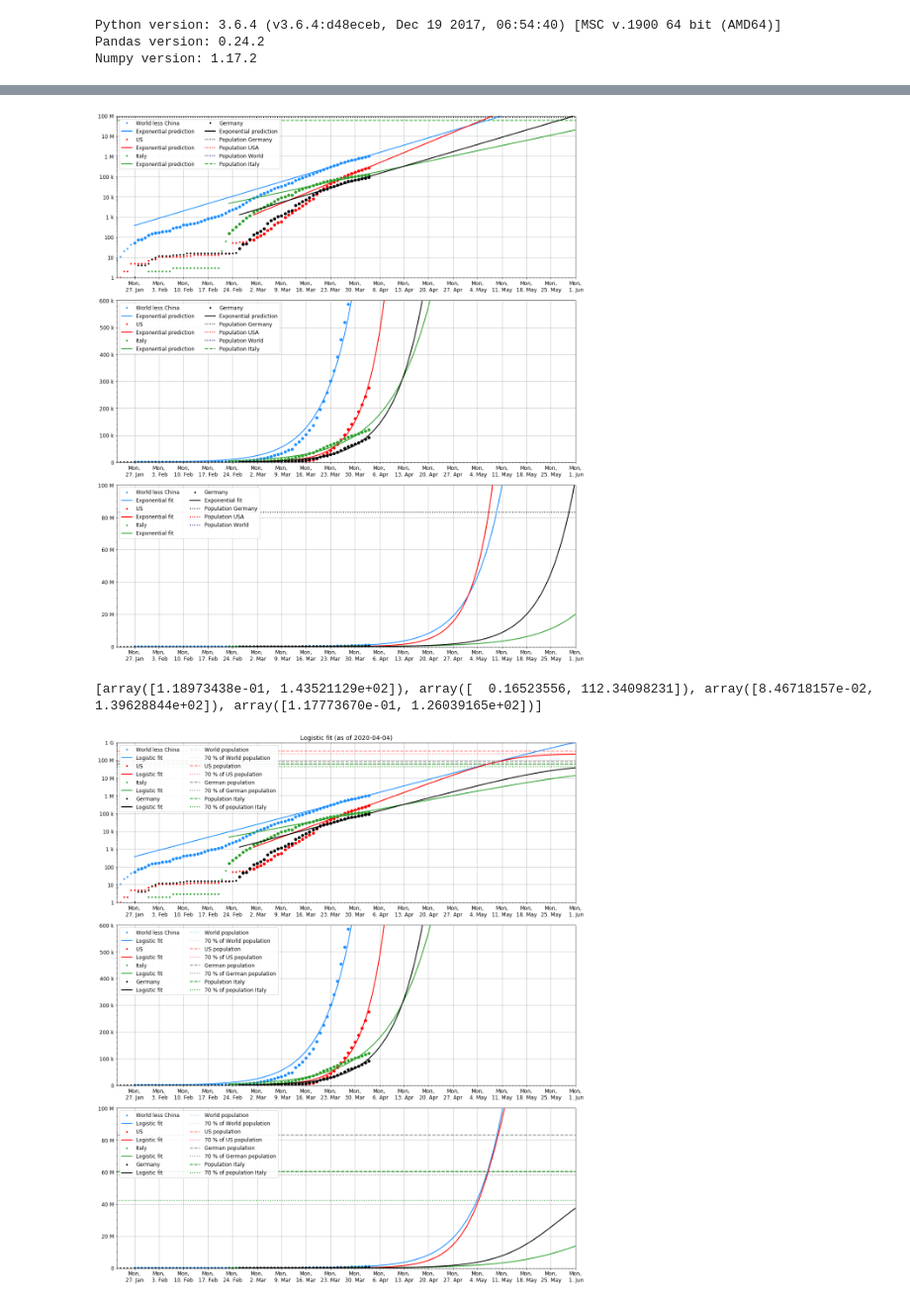
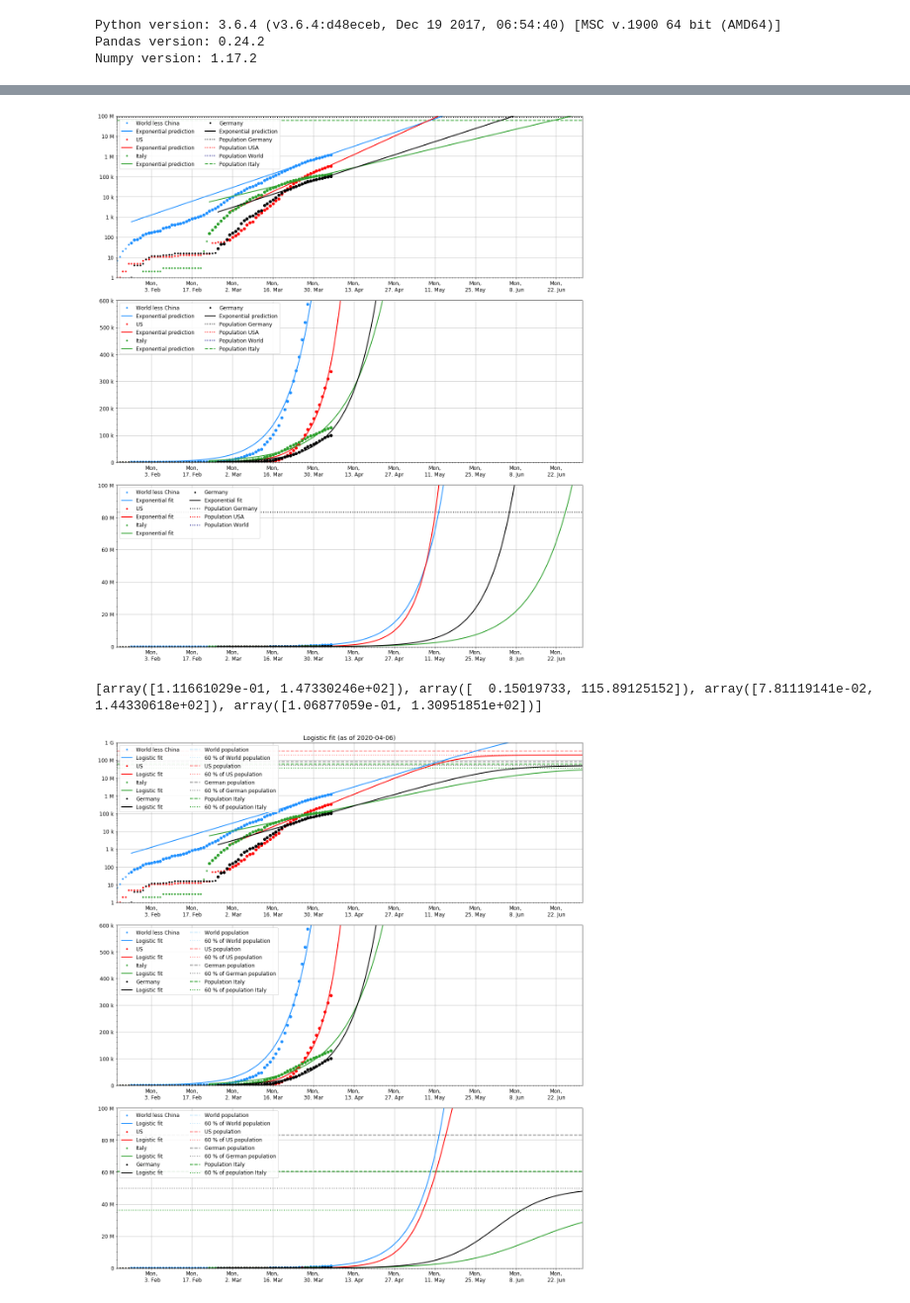
Before and after one commit to Maltev-git/Covid19-plots, a Jupyter notebook: Covid-19 predictions.ipynb, the cells around one changed output, grey strips where cells are left out. Shown at 99% size. Cells and saved outputs as stored; diff of their text form; code cells hidden in the pictures.

```diff
--- a/Covid-19 predictions.ipynb
+++ b/Covid-19 predictions.ipynb
@@ -375,4 +379,10 @@ fig.savefig("plots/plot_covid19_timeseries_prediction.png")
 # %%
+# plot time series
+import matplotlib.dates as mdates
+months = mdates.MonthLocator()  # every month
+weeks = mdates.WeekdayLocator(byweekday=0, interval=2)  # every week
+days = mdates.DayLocator()  # every day
+
 # fit curves
 # - exponential
 # - logistic
@@ -389,7 +399,7 @@ from scipy.stats import expon, logistic
 from scipy import optimize
 
 xmin = "2020-01-22"
-xmax = "2020-06-01"
+xmax = "2020-07-01"
 
 
 # set prediction xrange
@@ -503,8 +513,14 @@ plt.tight_layout()
 plt.show()
 fig.savefig("plots/plot_covid19_timeseries_exp_fit.png")
 # %% [output]
-[figure, old version]
+[figure, new version]
 # %%
+# plot time series
+import matplotlib.dates as mdates
+months = mdates.MonthLocator()  # every month
+weeks = mdates.WeekdayLocator(byweekday=0, interval=2)  # every week
+days = mdates.DayLocator()  # every day
+
 # fit curves
 # - exponential
 # - logistic
@@ -515,7 +531,8 @@ from scipy.stats import expon, logistic
 from scipy import optimize
 
 xmin = "2020-01-22"
-xmax = "2020-06-01"
+xmax = "2020-07-01"
+pop_ratio = 0.6
 
 def exp_func(x, a, b):
     return a * np.exp(b * x)
@@ -524,13 +541,13 @@ def logistic_func(x, a, b, x0):
     return a / (1 + np.exp(-b * (x - x0)))
 
 def logistic_func_de(x, b, x0):
-    return population_de * 0.7 / (1 + np.exp(-b * (x - x0)))
+    return population_de * pop_ratio / (1 + np.exp(-b * (x - x0)))
 def logistic_func_us(x, b, x0):
-    return population_us * 0.7 / (1 + np.exp(-b * (x - x0)))
+    return population_us * pop_ratio / (1 + np.exp(-b * (x - x0)))
 def logistic_func_it(x, b, x0):
-    return population_it * 0.7 / (1 + np.exp(-b * (x - x0)))
+    return population_it * pop_ratio / (1 + np.exp(-b * (x - x0)))
 def logistic_func_world(x, b, x0):
-    return population_world * 0.7 / (1 + np.exp(-b * (x - x0)))
+    return population_world * pop_ratio / (1 + np.exp(-b * (x - x0)))
 logistic_func_fixed =[logistic_func_world, logistic_func_us, logistic_func_it, logistic_func_de]
 
 
@@ -567,13 +584,13 @@ for i, region in enumerate(regions):
     ax.plot(x_pred_duration_dates[regions_fit_ranges[i]], logistic_func_fixed[i](x_pred_duration[regions_fit_ranges[i]], logistic_params[i][0], logistic_params[i][1]), '-', label='Logistic fit', **regions_lc[i], alpha=1)
 
 ax.hlines(y=population_world, xmin=xmin, xmax=xmax, linestyles='--', alpha=0.5, **lc7, label="World population")
-ax.hlines(y=population_world * 0.7, xmin=xmin, xmax=xmax, linestyles=':', alpha=0.5, **lc7, label="70 % of World population")
+ax.hlines(y=population_world * pop_ratio, xmin=xmin, xmax=xmax, linestyles=':', alpha=0.5, **lc7, label="{:d} % of World population".format(int(100*pop_ratio)))
 ax.hlines(y=population_us, xmin=xmin, xmax=xmax, linestyles='--', alpha=0.5, **lc2, label="US population")
-ax.hlines(y=population_us * 0.7, xmin=xmin, xmax=xmax, linestyles=':', alpha=0.5, **lc2, label="70 % of US population")
+ax.hlines(y=population_us * pop_ratio, xmin=xmin, xmax=xmax, linestyles=':', alpha=0.5, **lc2, label="{:d} % of US population".format(int(100*pop_ratio)))
 ax.hlines(y=population_de, xmin=xmin, xmax=xmax, linestyles='--', alpha=0.5, **lc10, label="German population")
-ax.hlines(y=population_de * 0.7, xmin=xmin, xmax=xmax, linestyles=':', alpha=0.5, **lc10, label="70 % of German population")
+ax.hlines(y=population_de * pop_ratio, xmin=xmin, xmax=xmax, linestyles=':', alpha=0.5, **lc10, label="{:d} % of German population".format(int(100*pop_ratio)))
 ax.hlines(y=population_it, xmin=xmin, xmax=xmax, linestyles='--', **lc3, label="Population Italy")
-ax.hlines(y=population_it * 0.7, xmin=xmin, xmax=xmax, linestyles=':', **lc3, label="70 % of population Italy")
+ax.hlines(y=population_it * pop_ratio, xmin=xmin, xmax=xmax, linestyles=':', **lc3, label="{:d} % of population Italy".format(int(100*pop_ratio)))
 
 # settings
 ax.set_xlim(xmin, xmax)
@@ -596,13 +613,13 @@ for i, region in enumerate(regions):
     ax.plot(x_pred_duration_dates[regions_fit_ranges[i]], logistic_func_fixed[i](x_pred_duration[regions_fit_ranges[i]], logistic_params[i][0], logistic_params[i][1]), '-', label='Logistic fit', **regions_lc[i], alpha=1)
 
 ax.hlines(y=population_world, xmin=xmin, xmax=xmax, linestyles='--', alpha=0.5, **lc7, label="World population")
-ax.hlines(y=population_world * 0.7, xmin=xmin, xmax=xmax, linestyles=':', alpha=0.5, **lc7, label="70 % of World population")
+ax.hlines(y=population_world * pop_ratio, xmin=xmin, xmax=xmax, linestyles=':', alpha=0.5, **lc7, label="{:d} % of World population".format(int(100*pop_ratio)))
 ax.hlines(y=population_us, xmin=xmin, xmax=xmax, linestyles='--', alpha=0.5, **lc2, label="US population")
-ax.hlines(y=population_us * 0.7, xmin=xmin, xmax=xmax, linestyles=':', alpha=0.5, **lc2, label="70 % of US population")
+ax.hlines(y=population_us * pop_ratio, xmin=xmin, xmax=xmax, linestyles=':', alpha=0.5, **lc2, label="{:d} % of US population".format(int(100*pop_ratio)))
 ax.hlines(y=population_de, xmin=xmin, xmax=xmax, linestyles='--', alpha=0.5, **lc10, label="German population")
-ax.hlines(y=population_de * 0.7, xmin=xmin, xmax=xmax, linestyles=':', alpha=0.5, **lc10, label="70 % of German population")
+ax.hlines(y=population_de * pop_ratio, xmin=xmin, xmax=xmax, linestyles=':', alpha=0.5, **lc10, label="{:d} % of German population".format(int(100*pop_ratio)))
 ax.hlines(y=population_it, xmin=xmin, xmax=xmax, linestyles='--', **lc3, label="Population Italy")
-ax.hlines(y=population_it * 0.7, xmin=xmin, xmax=xmax, linestyles=':', **lc3, label="70 % of population Italy")
+ax.hlines(y=population_it * pop_ratio, xmin=xmin, xmax=xmax, linestyles=':', **lc3, label="{:d} % of population Italy".format(int(100*pop_ratio)))
 
 # settings
 ax.set_xlim(xmin, xmax)
@@ -624,41 +641,41 @@ for i, region in enumerate(regions):
     ax.plot(x_pred_duration_dates[regions_fit_ranges[i]], logistic_func_fixed[i](x_pred_duration[regions_fit_ranges[i]], logistic_params[i][0], logistic_params[i][1]), '-', label='Logistic fit', **regions_lc[i], alpha=1)
 
 ax.hlines(y=population_world, xmin=xmin, xmax=xmax, linestyles='--', alpha=0.5, **lc7, label="World population")
-ax.hlines(y=population_world * 0.7, xmin=xmin, xmax=xmax, linestyles=':', alpha=0.5, **lc7, label="70 % of World population")
+ax.hlines(y=population_world * pop_ratio, xmin=xmin, xmax=xmax, linestyles=':', alpha=0.5, **lc7, label="{:d} % of World population".format(int(100*pop_ratio)))
 ax.hlines(y=population_us, xmin=xmin, xmax=xmax, linestyles='--', alpha=0.5, **lc2, label="US population")
-ax.hlines(y=population_us * 0.7, xmin=xmin, xmax=xmax, linestyles=':', alpha=0.5, **lc2, label="70 % of US population")
+ax.hlines(y=population_us * pop_ratio, xmin=xmin, xmax=xmax, linestyles=':', alpha=0.5, **lc2, label="{:d} % of US population".format(int(100*pop_ratio)))
 ax.hlines(y=population_de, xmin=xmin, xmax=xmax, linestyles='--', alpha=0.5, **lc10, label="German population")
-ax.hlines(y=population_de * 0.7, xmin=xmin, xmax=xmax, linestyles=':', alpha=0.5, **lc10, label="70 % of German population")
+ax.hlines(y=population_de * pop_ratio, xmin=xmin, xmax=xmax, linestyles=':', alpha=0.5, **lc10, label="{:d} % of German population".format(int(100*pop_ratio)))
 ax.hlines(y=population_it, xmin=xmin, xmax=xmax, linestyles='--', **lc3, label="Population Italy")
-ax.hlines(y=population_it * 0.7, xmin=xmin, xmax=xmax, linestyles=':', **lc3, label="70 % of population Italy")
+ax.hlines(y=population_it * pop_ratio, xmin=xmin, xmax=xmax, linestyles=':', **lc3, label="{:d} % of population Italy".format(int(100*pop_ratio)))
 
 # settings
 ax.set_xlim(xmin, xmax)
 ax.set_ylim(1, 1e8)
 
 #ax.set_xlabel("x")
 #ax.set_ylabel("y")
 #ax.set_title("My")
 
 #ax.set_xscale('log')
 #ax.set_yscale('log')
 
 # general settings
 for ax in axes:
     ax.minorticks_on()
     ax.xaxis.set_major_locator(weeks)
     ax.xaxis.set_minor_locator(days)
     ax.xaxis.set_major_formatter(mdates.DateFormatter("%a,\n%e. %b"))
     ax.yaxis.set_major_formatter(EngFormatter(unit=''))
     ax.legend(loc='upper left', ncol=2) # fontsize='small'
     ax.grid(True)
 
 
 # show and save
 plt.tight_layout()
 plt.show()
 fig.savefig("plots/plot_covid19_timeseries_logistic_fit_old.png")
 # %% [output]
-[array([1.18973438e-01, 1.43521129e+02]), array([  0.16523556, 112.34098231]), array([8.46718157e-02, 1.39628844e+02]), array([1.17773670e-01, 1.26039165e+02])]
+[array([1.11661029e-01, 1.47330246e+02]), array([  0.15019733, 115.89125152]), array([7.81119141e-02, 1.44330618e+02]), array([1.06877059e-01, 1.30951851e+02])]
-[figure, old version]
+[figure, new version]
 # %%
```
Also changed, not shown: parts of 9 cells of this notebook, 20 other files.
